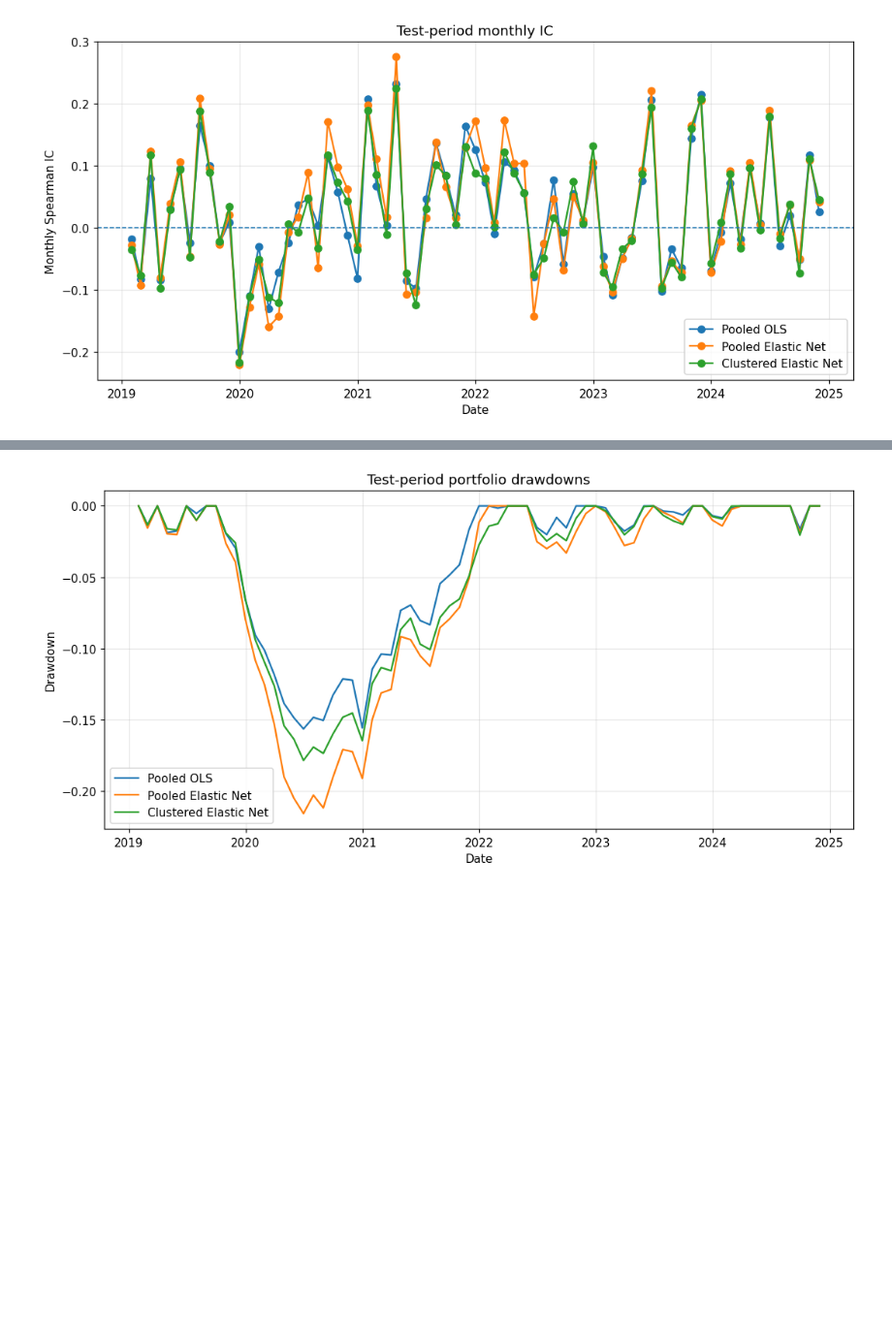
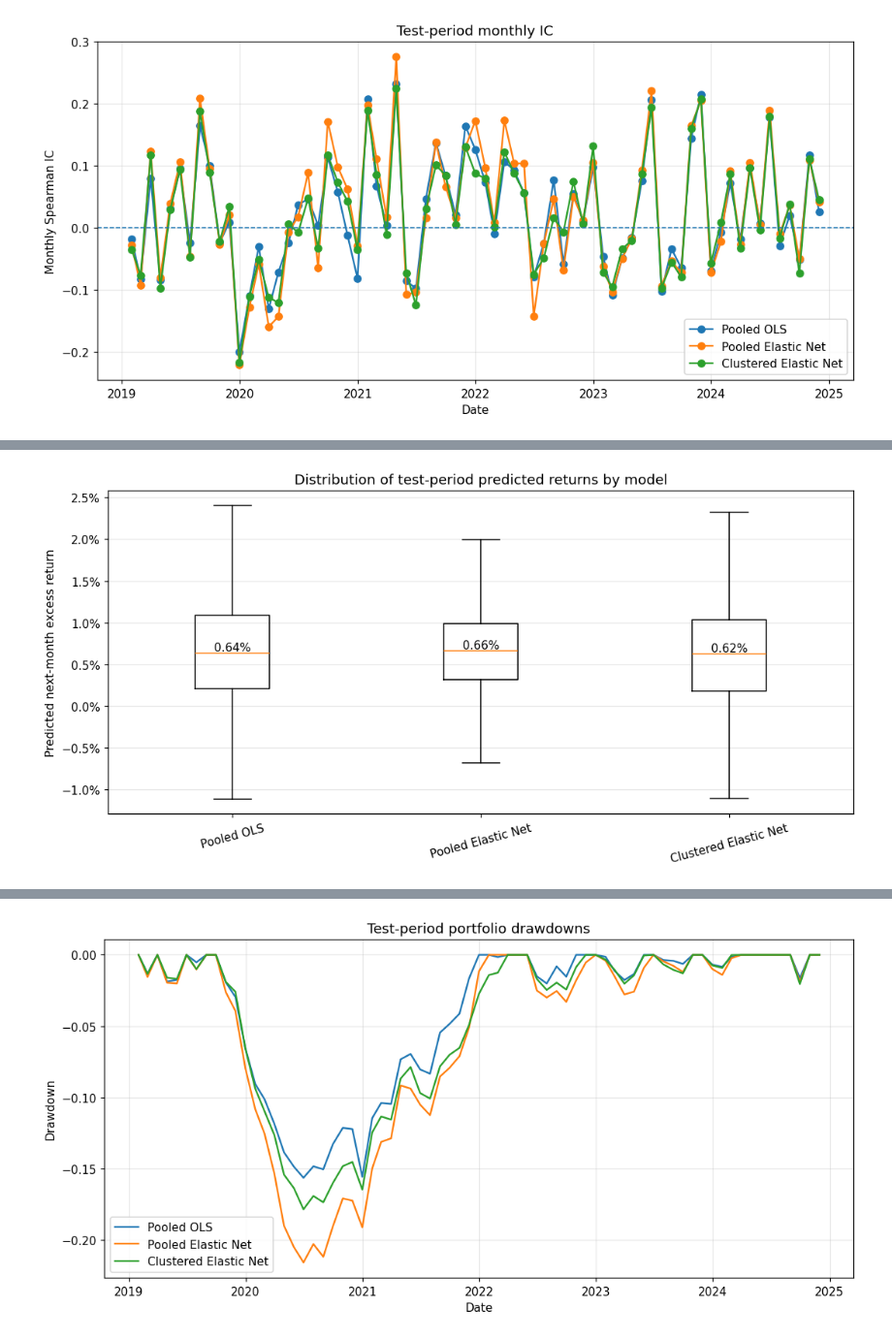
Before and after one commit to JackyJacky1029/FINA-4713-Group-9-Project, a Jupyter notebook: jkp_project.ipynb, the cells around one changed output, grey strips where cells are left out. Shown at 97% size. Cells and saved outputs as stored; diff of their text form; code cells hidden in the pictures; blank space fills up the shorter version.

```diff
--- a/jkp_project.ipynb
+++ b/jkp_project.ipynb
@@ -4680,0 +4706,66 @@ Monthly prediction dispersion summary: Clustered Elastic Net
+# %%
+# ------------------------------------------------------------
+# Plot 1: Overall distribution of predicted returns by model
+# ------------------------------------------------------------
+
+import matplotlib.ticker as mtick
+
+overall_boxplot_data = []
+overall_boxplot_labels = []
+
+# Sampling keeps the plot fast if there are many stock-month observations.
+max_points_per_model = 20000
+
+for model_label in available_diagnostic_models:
+
+    pred_df = final_test_outputs[model_label]["predictions"].copy()
+
+    if "y_pred" not in pred_df.columns:
+        print(f"Skipping {model_label}: no y_pred column.")
+        continue
+
+    y_pred = pred_df["y_pred"].dropna()
+
+    if len(y_pred) == 0:
+        print(f"Skipping {model_label}: no non-missing predictions.")
+        continue
+
+    if len(y_pred) > max_points_per_model:
+        y_pred = y_pred.sample(
+            n=max_points_per_model,
+            random_state=42
+        )
+
+    overall_boxplot_data.append(y_pred.values)
+    overall_boxplot_labels.append(model_label)
+
+fig, ax = plt.subplots(figsize=(10, 5))
+
+bp = ax.boxplot(
+    overall_boxplot_data,
+    labels=overall_boxplot_labels,
+    showfliers=False,
+)
+
+# Add median labels above each box.
+for i, median_line in enumerate(bp["medians"], start=1):
+    median_y = median_line.get_ydata()[0]
+    ax.text(
+        i,
+        median_y,
+        f"{median_y:.2%}",
+        ha="center",
+        va="bottom",
+        fontsize=10
+    )
+
+ax.set_ylabel("Predicted next-month excess return")
+ax.set_title("Distribution of test-period predicted returns by model")
+ax.yaxis.set_major_formatter(mtick.PercentFormatter(xmax=1, decimals=1))
+ax.grid(axis="y", alpha=0.3)
+
+plt.xticks(rotation=15)
+plt.tight_layout()
+plt.show()
+# %% [output]
+[figure, added]
```
Also changed, not shown: parts of 75 cells of this notebook.
